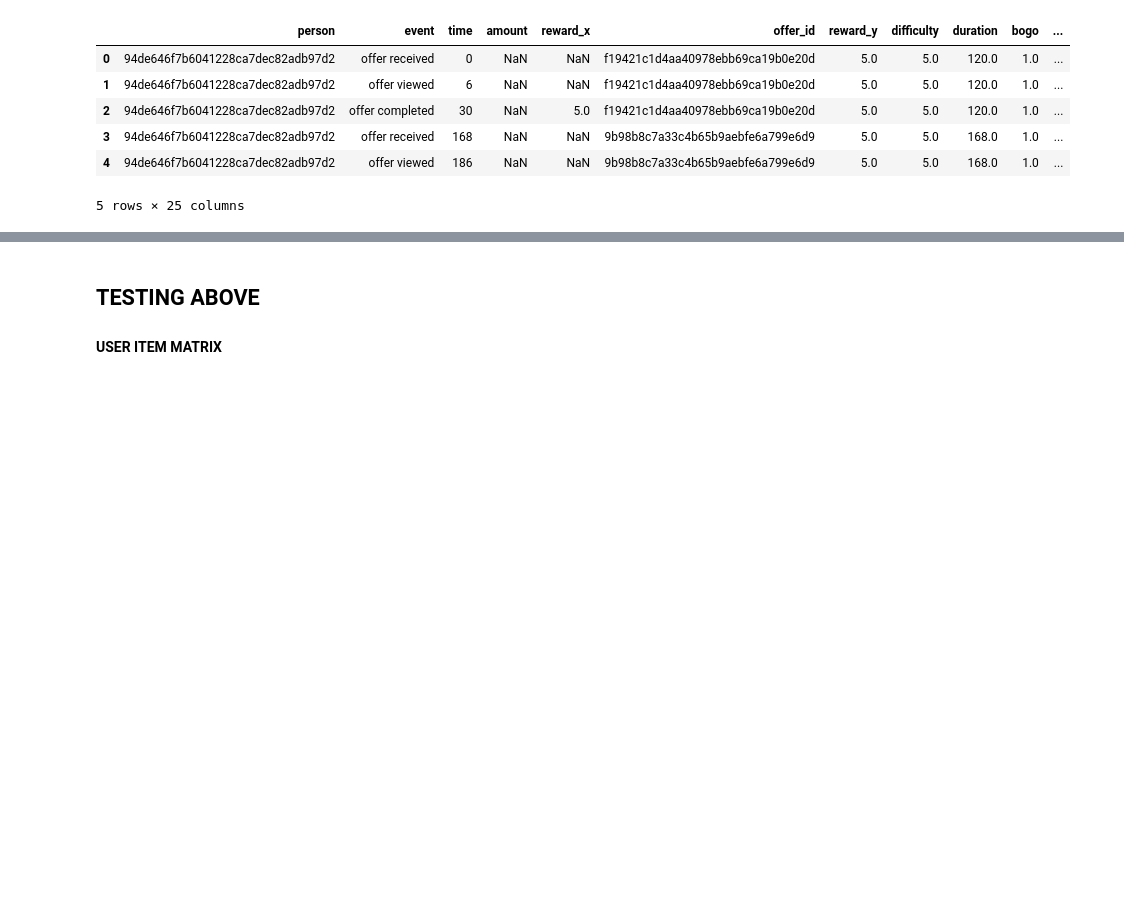
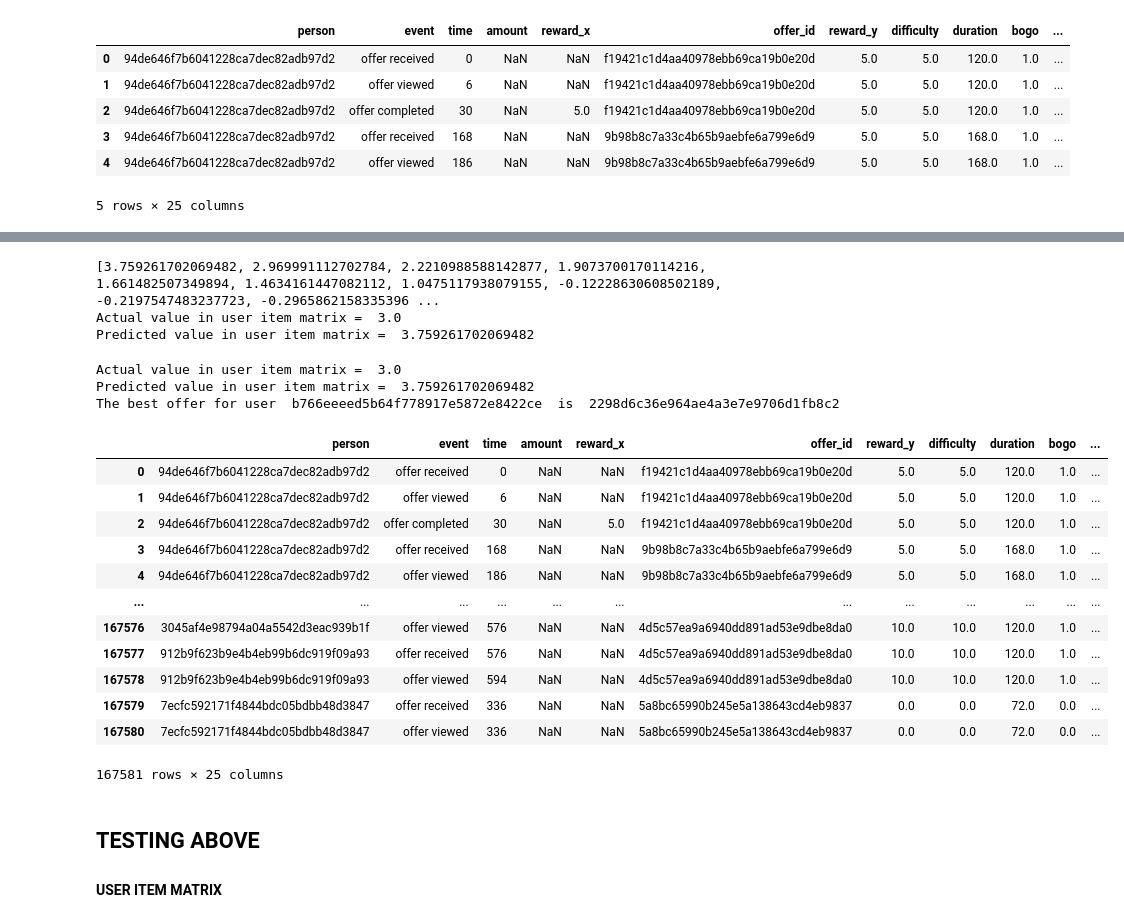
Before and after one commit to regomoto/Data_Science_Nanodegree, a Jupyter notebook: 04_capstone_starbucks/Starbucks_Capstone_Modeling_notebook.ipynb, the cells around one changed output, grey strips where cells are left out. Cells and saved outputs as stored; diff of their text form; code cells hidden in the pictures; blank space fills up the shorter version.

Commit message:
Fixed error with numpy error in recommender
Updated variables for user item matrices and was able to execute model;

```diff
--- a/04_capstone_starbucks/Starbucks_Capstone_Modeling_notebook.ipynb
+++ b/04_capstone_starbucks/Starbucks_Capstone_Modeling_notebook.ipynb
@@ -279,6 +273,6 @@ os.listdir()[3]
 # %%
 # if user wants to just import data instead of running steps above, uncomment below to import data
-new_transcript = pd.read_csv(os.listdir()[3])
+#new_transcript = pd.read_csv('new_transcript')
 # %%
 # %% [output]
 |  | person | event | time | amount | reward_x | offer_id | reward_y | difficulty | duration | bogo | ... |
@@ -454,2 +475,44 @@ SyntaxError: invalid syntax (<ipython-input-85-4e013103ca4d>, line 26)
+# %%
+# TODO
+
+# select highest score (max function)
+
+# store all offers as a list go through all offers
+all_offers = user_item.columns.to_list()
+
+# choose a user at random
+user_pred = randrange(0, len(user_item.index)-1)
+
+# predict score for all offers for the user
+# use dictionary to store what offer index to use when selecting largest predicted score
+offer_dict = {}
+for index, offer in enumerate(all_offers):
+    score = predict_score(user_mat, portfolio_mat, user_pred, index)
+    offer_dict[index] = score
+
+# index of largest/best predicted score
+col_index = max(offer_dict.items(), key=operator.itemgetter(1))[0]
+best_score = max(offer_dict.items(), key=operator.itemgetter(1))[1]
+
+best_score
+
+print(sorted(list(offer_dict.values()), reverse = True))
+
+
+target_user = user_item.index.to_list()[user_pred]
+target_column = user_item.columns.to_list()[col_index]
+# %% [output]
+[3.759261702069482, 2.969991112702784, 2.2210988588142877, 1.9073700170114216, 1.661482507349894, 1.4634161447082112, 1.0475117938079155, -0.12228630608502189, -0.2197547483237723, -0.2965862158335396 ...
+Actual value in user item matrix =  3.0
+Predicted value in user item matrix =  3.759261702069482
+# %%
+# now see predicted vs actual
+print('Actual value in user item matrix = ', user_item.loc[target_user, target_column])
+print('Predicted value in user item matrix = ', best_score)
+print('The best offer for user ' , target_user, ' is ', target_column)
+# %% [output]
+Actual value in user item matrix =  3.0
+Predicted value in user item matrix =  3.759261702069482
+The best offer for user  b766eeeed5b64f778917e5872e8422ce  is  2298d6c36e964ae4a3e7e9706d1fb8c2
 # %%
 # TODO
@@ -460,3 +519,19 @@ SyntaxError: invalid syntax (<ipython-input-85-4e013103ca4d>, line 26)
+# %%
+new_transcript
+# %% [output]
+|  | person | event | time | amount | reward_x | offer_id | reward_y | difficulty | duration | bogo | ... |
+| 0 | 94de646f7b6041228ca7dec82adb97d2 | offer received | 0 | NaN | NaN | f19421c1d4aa40978ebb69ca19b0e20d | 5.0 | 5.0 | 120.0 | 1.0 | ... |
+| 1 | 94de646f7b6041228ca7dec82adb97d2 | offer viewed | 6 | NaN | NaN | f19421c1d4aa40978ebb69ca19b0e20d | 5.0 | 5.0 | 120.0 | 1.0 | ... |
+| 2 | 94de646f7b6041228ca7dec82adb97d2 | offer completed | 30 | NaN | 5.0 | f19421c1d4aa40978ebb69ca19b0e20d | 5.0 | 5.0 | 120.0 | 1.0 | ... |
+| 3 | 94de646f7b6041228ca7dec82adb97d2 | offer received | 168 | NaN | NaN | 9b98b8c7a33c4b65b9aebfe6a799e6d9 | 5.0 | 5.0 | 168.0 | 1.0 | ... |
+| 4 | 94de646f7b6041228ca7dec82adb97d2 | offer viewed | 186 | NaN | NaN | 9b98b8c7a33c4b65b9aebfe6a799e6d9 | 5.0 | 5.0 | 168.0 | 1.0 | ... |
+| ... | ... | ... | ... | ... | ... | ... | ... | ... | ... | ... | ... |
+| 167576 | 3045af4e98794a04a5542d3eac939b1f | offer viewed | 576 | NaN | NaN | 4d5c57ea9a6940dd891ad53e9dbe8da0 | 10.0 | 10.0 | 120.0 | 1.0 | ... |
+| 167577 | 912b9f623b9e4b4eb99b6dc919f09a93 | offer received | 576 | NaN | NaN | 4d5c57ea9a6940dd891ad53e9dbe8da0 | 10.0 | 10.0 | 120.0 | 1.0 | ... |
+| 167578 | 912b9f623b9e4b4eb99b6dc919f09a93 | offer viewed | 594 | NaN | NaN | 4d5c57ea9a6940dd891ad53e9dbe8da0 | 10.0 | 10.0 | 120.0 | 1.0 | ... |
+| 167579 | 7ecfc592171f4844bdc05bdbb48d3847 | offer received | 336 | NaN | NaN | 5a8bc65990b245e5a138643cd4eb9837 | 0.0 | 0.0 | 72.0 | 0.0 | ... |
+| 167580 | 7ecfc592171f4844bdc05bdbb48d3847 | offer viewed | 336 | NaN | NaN | 5a8bc65990b245e5a138643cd4eb9837 | 0.0 | 0.0 | 72.0 | 0.0 | ... |
+167581 rows × 25 columns
 # %% [markdown]
 ## TESTING ABOVE
 #### USER ITEM MATRIX
```
Also changed, not shown: parts of 18 cells of this notebook.
